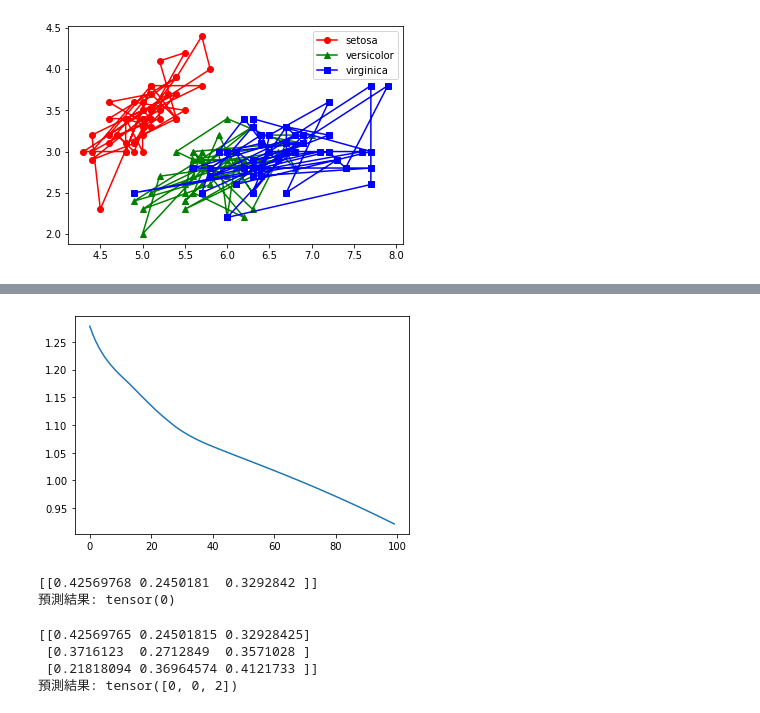
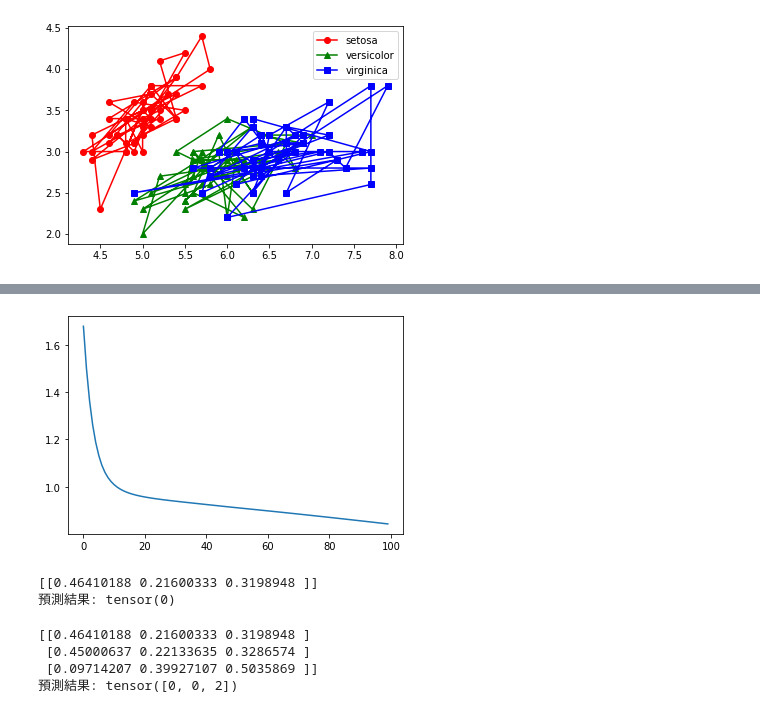
Before and after one commit to Okra77/LearningFromData, a Jupyter notebook: Iris_pytorch.ipynb, the cells around one changed output, grey strips where cells are left out. Saved outputs shown, nothing was run; the diff lists cells and outputs as text; code cells hidden in the pictures.

```diff
--- a/Iris_pytorch.ipynb
+++ b/Iris_pytorch.ipynb
@@ -37,15 +37,21 @@ import torch
 import torch.nn as nn
 import torch.optim as optim
 from sklearn import datasets
+from sklearn.model_selection import train_test_split
 
 #加載Iris數據集
 iris = datasets.load_iris()
 X = iris.data
 y = iris.target
 
+#分成訓練集跟測試集
+X_train, X_test, y_train, y_test = train_test_split(X, y, test_size=0.3, random_state=42)
+
 #將數據轉為tensor
-X = torch.tensor(X, dtype=torch.float32)
-y = torch.tensor(y, dtype=torch.int64)
+X_train = torch.tensor(X_train, dtype=torch.float32)
+y_train = torch.tensor(y_train, dtype=torch.int64)
+X_test = torch.tensor(X_test, dtype=torch.float32)
+y_test = torch.tensor(y_test, dtype=torch.int64)
 
 #創建Net
 class Net(nn.Module):
@@ -71,8 +77,8 @@ losses = []
 #訓練模型
 for epoch in range(100):
     #前向傳播
-    output = net(X)
-    loss = criterion(output, y)
+    output = net(X_train)
+    loss = criterion(output, y_train)
     losses.append(loss.item())
 
     #反向傳播
@@ -81,6 +87,16 @@ for epoch in range(100):
     optimizer.step()
 
     print('epoch: %d, loss: %.4f' % (epoch+1, loss.item()))
+print(' ')
+
+#評估模型
+output = net(X_test)
+pred = output.argmax(dim=1)
+correct = pred.eq(y_test).sum().item()
+accuracy = correct / len(y_test)
+print(f'Test accuracy: {accuracy:.3f}')
+
+#保存
 torch.save(net, 'model.pth')
 
 #計算樣本概率
@@ -114,4 +130,4 @@ epoch: 100, loss: 0.9217
-[figure, old version]
+[figure, new version]
 # %%
 import torch
 
@@ -130,7 +146,7 @@ probs = predict(net, x)
 print(probs)
 print('預測結果:', pred)
 # %% [output]
-[[0.42569768 0.2450181  0.3292842 ]]
+[[0.46410188 0.21600333 0.3198948 ]]
 預測結果: tensor(0)
 # %%
 import torch
@@ -152,7 +168,7 @@ probs = predict(net, x)
 print(probs)
 print('預測結果:', pred)
 # %% [output]
-[[0.42569765 0.24501815 0.32928425]
- [0.3716123  0.2712849  0.3571028 ]
- [0.21818094 0.36964574 0.4121733 ]]
+[[0.46410188 0.21600333 0.3198948 ]
+ [0.45000637 0.22133635 0.3286574 ]
+ [0.09714207 0.39927107 0.5035869 ]]
 預測結果: tensor([0, 0, 2])
```
Also changed, not shown: parts of 1 cell of this notebook.
